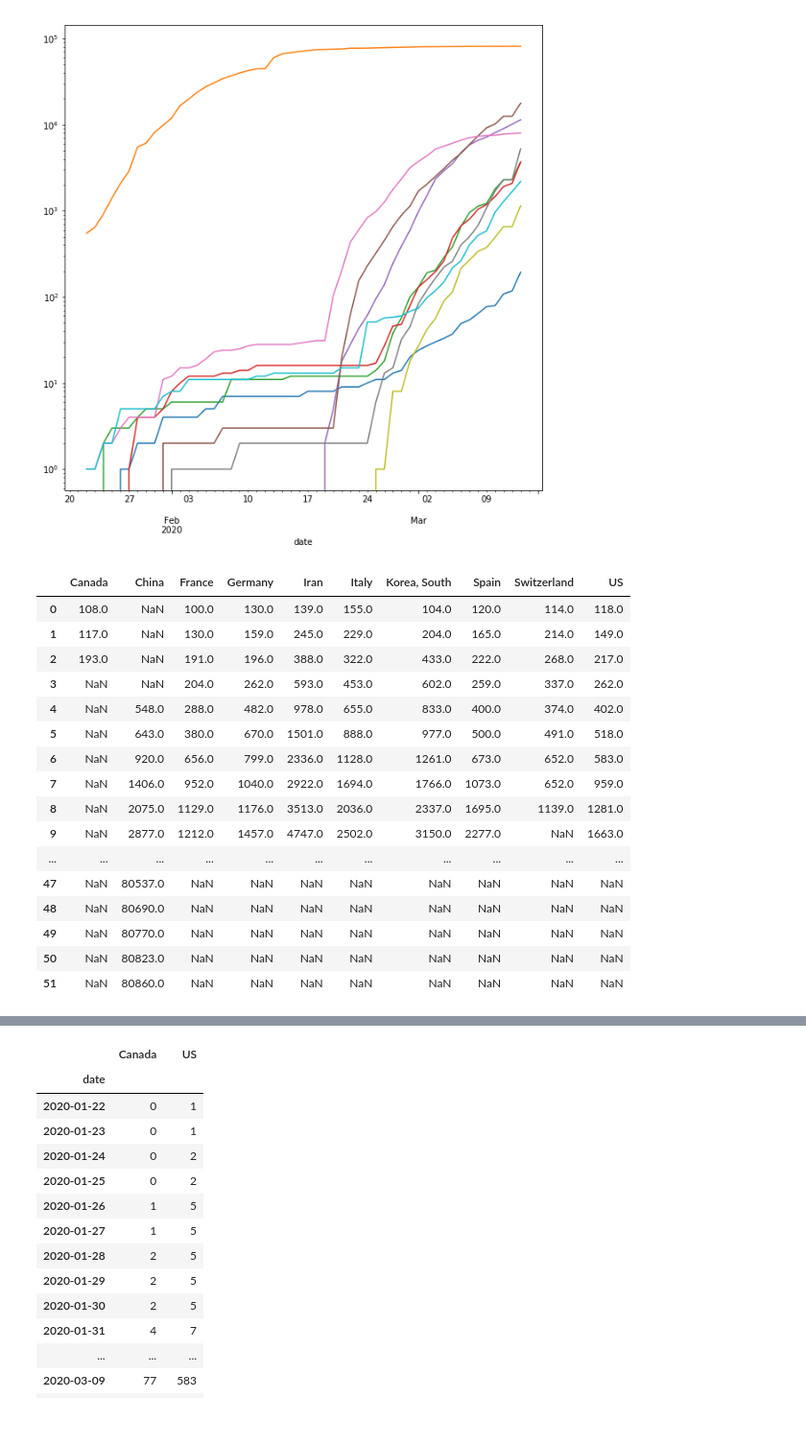
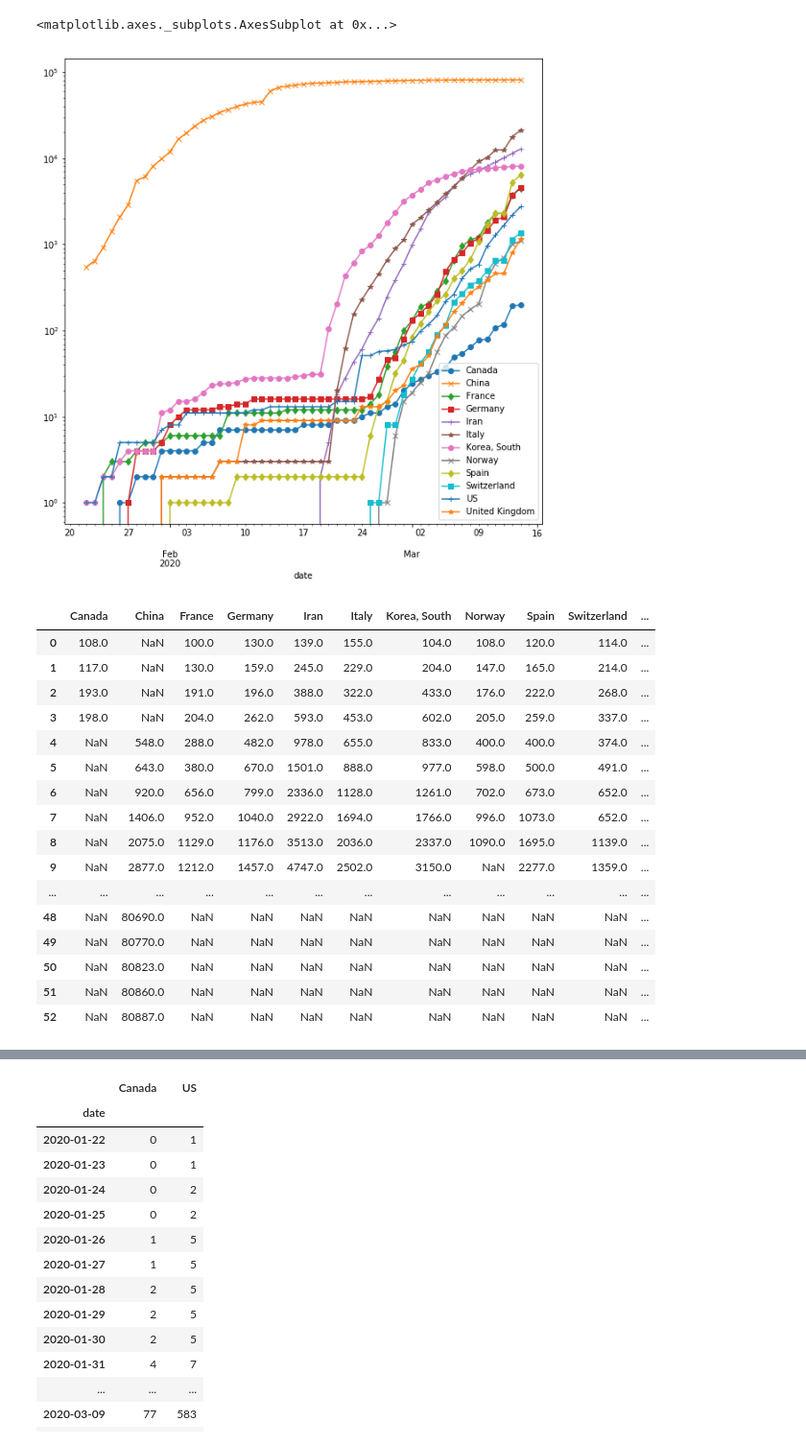
Before and after one commit to simra/COVID-19, a Jupyter notebook: notebooks/COVID-19 Plots.ipynb, the cells around one changed output, grey strips where cells are left out. Shown: that part at 96% size. Drawn from its saved outputs; the diff is of its cells as text; code cells hidden in the pictures.

```diff
--- a/notebooks/COVID-19 Plots.ipynb
+++ b/notebooks/COVID-19 Plots.ipynb
@@ -68,23 +70,22 @@ df
-# %%
-
-
-
-%matplotlib inline
-import matplotlib.pyplot as plt
-plt.rcParams["figure.figsize"] = [10, 10]
-
-ax=df.plot(logy=True, legend=False) #list(df.columns))
-# %% [output]
-[figure, removed]
+# %%
+%matplotlib inline
+plt.rcParams["figure.figsize"] = [10, 10]
+def plotdataframe(df, logy=False, legend=True):
+    fig, ax = plt.subplots()
+    markers = [item for sublist in ['oxds+*']*ceil(len(df.columns)/5) for item in sublist]
+    for c,m in zip(df,markers):
+        df[c].plot(logy=logy, marker=m,  ax=ax)
+
+    legend and ax.legend()
+
+    return ax
+
+plotdataframe(df, logy=True)
+# %% [output]
+<matplotlib.axes._subplots.AxesSubplot at 0x...>
+[figure, added]
 # %%
 # Shift all the series
-df.columns = [c[1] for c in df.columns]
-
-#del df['Others']
-
-#df['China']=df['China']+df['Mainland China']
-#del df['Mainland China']
-
 
 for c in df.columns:
     for i,a in enumerate(df[c]):
@@ -97,20 +98,20 @@ for c in df.columns:
 df=df.reset_index(drop=True)
 df
 # %% [output]
-|  | Canada | China | France | Germany | Iran | Italy | Korea, South | Spain | Switzerland | US |
-| 0 | 108.0 | NaN | 100.0 | 130.0 | 139.0 | 155.0 | 104.0 | 120.0 | 114.0 | 118.0 |
-| 1 | 117.0 | NaN | 130.0 | 159.0 | 245.0 | 229.0 | 204.0 | 165.0 | 214.0 | 149.0 |
-| 2 | 193.0 | NaN | 191.0 | 196.0 | 388.0 | 322.0 | 433.0 | 222.0 | 268.0 | 217.0 |
-| 3 | NaN | NaN | 204.0 | 262.0 | 593.0 | 453.0 | 602.0 | 259.0 | 337.0 | 262.0 |
-| 4 | NaN | 548.0 | 288.0 | 482.0 | 978.0 | 655.0 | 833.0 | 400.0 | 374.0 | 402.0 |
-| 5 | NaN | 643.0 | 380.0 | 670.0 | 1501.0 | 888.0 | 977.0 | 500.0 | 491.0 | 518.0 |
-| 6 | NaN | 920.0 | 656.0 | 799.0 | 2336.0 | 1128.0 | 1261.0 | 673.0 | 652.0 | 583.0 |
-| 7 | NaN | 1406.0 | 952.0 | 1040.0 | 2922.0 | 1694.0 | 1766.0 | 1073.0 | 652.0 | 959.0 |
-| 8 | NaN | 2075.0 | 1129.0 | 1176.0 | 3513.0 | 2036.0 | 2337.0 | 1695.0 | 1139.0 | 1281.0 |
-| 9 | NaN | 2877.0 | 1212.0 | 1457.0 | 4747.0 | 2502.0 | 3150.0 | 2277.0 | NaN | 1663.0 |
-| ... | ... | ... | ... | ... | ... | ... | ... | ... | ... | ... |
-| 47 | NaN | 80537.0 | NaN | NaN | NaN | NaN | NaN | NaN | NaN | NaN |
-| 48 | NaN | 80690.0 | NaN | NaN | NaN | NaN | NaN | NaN | NaN | NaN |
-| 49 | NaN | 80770.0 | NaN | NaN | NaN | NaN | NaN | NaN | NaN | NaN |
-| 50 | NaN | 80823.0 | NaN | NaN | NaN | NaN | NaN | NaN | NaN | NaN |
-| 51 | NaN | 80860.0 | NaN | NaN | NaN | NaN | NaN | NaN | NaN | NaN |
+|  | Canada | China | France | Germany | Iran | Italy | Korea, South | Norway | Spain | Switzerland | ... |
+| 0 | 108.0 | NaN | 100.0 | 130.0 | 139.0 | 155.0 | 104.0 | 108.0 | 120.0 | 114.0 | ... |
+| 1 | 117.0 | NaN | 130.0 | 159.0 | 245.0 | 229.0 | 204.0 | 147.0 | 165.0 | 214.0 | ... |
+| 2 | 193.0 | NaN | 191.0 | 196.0 | 388.0 | 322.0 | 433.0 | 176.0 | 222.0 | 268.0 | ... |
+| 3 | 198.0 | NaN | 204.0 | 262.0 | 593.0 | 453.0 | 602.0 | 205.0 | 259.0 | 337.0 | ... |
+| 4 | NaN | 548.0 | 288.0 | 482.0 | 978.0 | 655.0 | 833.0 | 400.0 | 400.0 | 374.0 | ... |
+| 5 | NaN | 643.0 | 380.0 | 670.0 | 1501.0 | 888.0 | 977.0 | 598.0 | 500.0 | 491.0 | ... |
+| 6 | NaN | 920.0 | 656.0 | 799.0 | 2336.0 | 1128.0 | 1261.0 | 702.0 | 673.0 | 652.0 | ... |
+| 7 | NaN | 1406.0 | 952.0 | 1040.0 | 2922.0 | 1694.0 | 1766.0 | 996.0 | 1073.0 | 652.0 | ... |
+| 8 | NaN | 2075.0 | 1129.0 | 1176.0 | 3513.0 | 2036.0 | 2337.0 | 1090.0 | 1695.0 | 1139.0 | ... |
+| 9 | NaN | 2877.0 | 1212.0 | 1457.0 | 4747.0 | 2502.0 | 3150.0 | NaN | 2277.0 | 1359.0 | ... |
+| ... | ... | ... | ... | ... | ... | ... | ... | ... | ... | ... | ... |
+| 48 | NaN | 80690.0 | NaN | NaN | NaN | NaN | NaN | NaN | NaN | NaN | ... |
+| 49 | NaN | 80770.0 | NaN | NaN | NaN | NaN | NaN | NaN | NaN | NaN | ... |
+| 50 | NaN | 80823.0 | NaN | NaN | NaN | NaN | NaN | NaN | NaN | NaN | ... |
+| 51 | NaN | 80860.0 | NaN | NaN | NaN | NaN | NaN | NaN | NaN | NaN | ... |
+| 52 | NaN | 80887.0 | NaN | NaN | NaN | NaN | NaN | NaN | NaN | NaN | ... |
```
Also changed, not shown: parts of 6 cells of this notebook, 4 other files.
